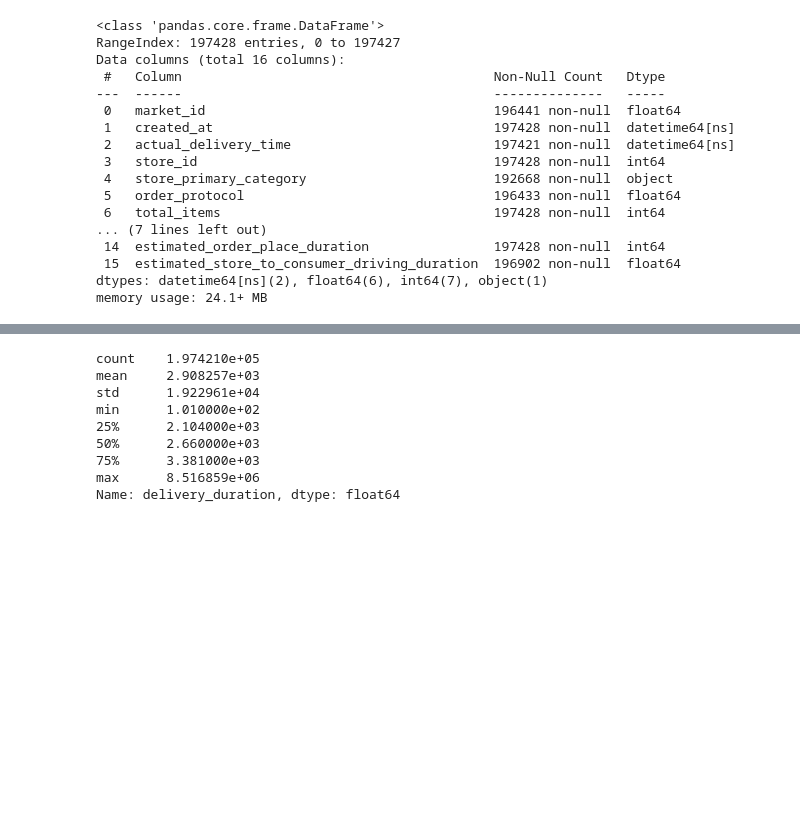
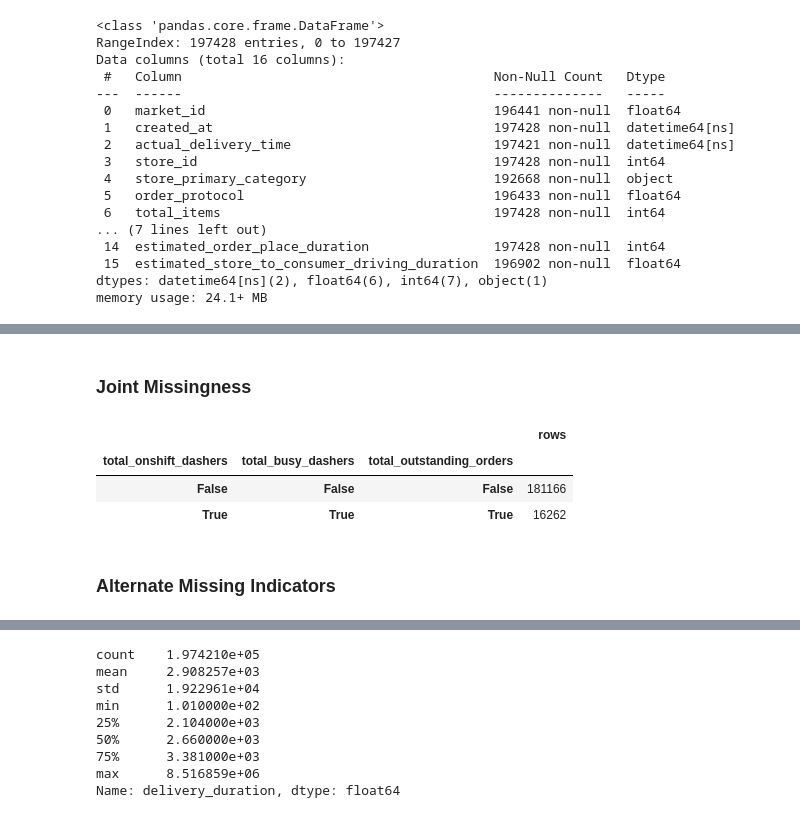
Before and after one commit to Rooppesh/food-delivery-eta-predictor, a Jupyter notebook: notebooks/01_eda.ipynb, the cells around one changed output, grey strips where cells are left out. Saved outputs shown, nothing was run; the diff lists cells and outputs as text; code cells hidden in the pictures; blank space fills up the shorter version.

```diff
--- a/notebooks/01_eda.ipynb
+++ b/notebooks/01_eda.ipynb
@@ -48,0 +74,12 @@ memory usage: 24.1+ MB
+# %% [markdown]
+### Joint Missingness
+# %%
+dasher_cols = ['total_onshift_dashers', 'total_busy_dashers', 'total_outstanding_orders']
+df[dasher_cols].isna().value_counts().rename('rows').to_frame()
+# %% [output]
+|  |  |  | rows |
+| total_onshift_dashers | total_busy_dashers | total_outstanding_orders |  |
+| False | False | False | 181166 |
+| True | True | True | 16262 |
+# %% [markdown]
+### Alternate Missing Indicators
```
Also changed, not shown: parts of 32 cells of this notebook.
